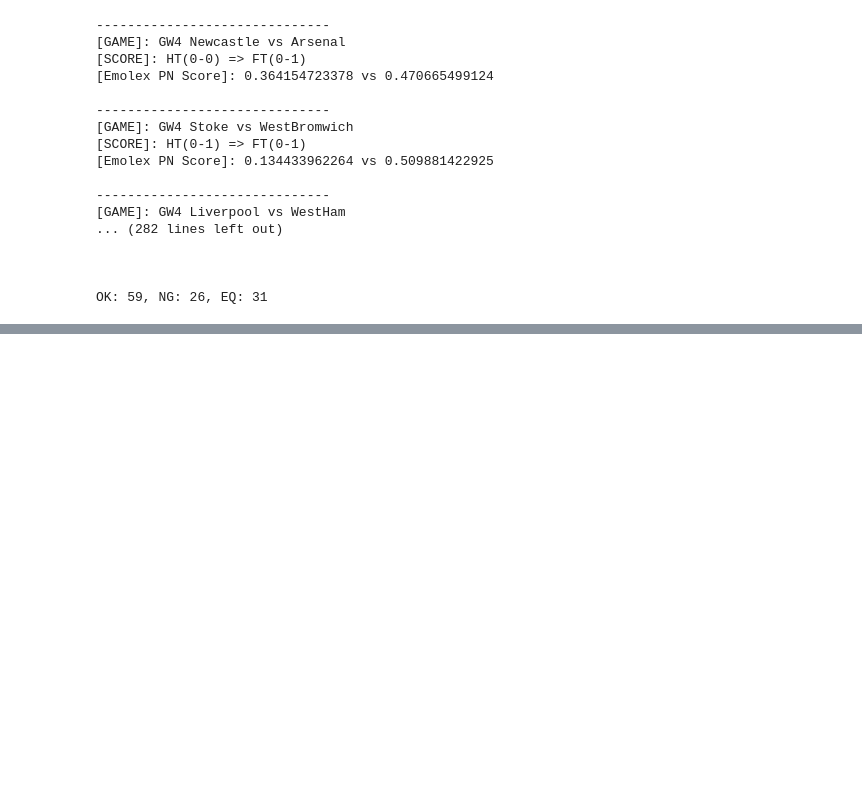
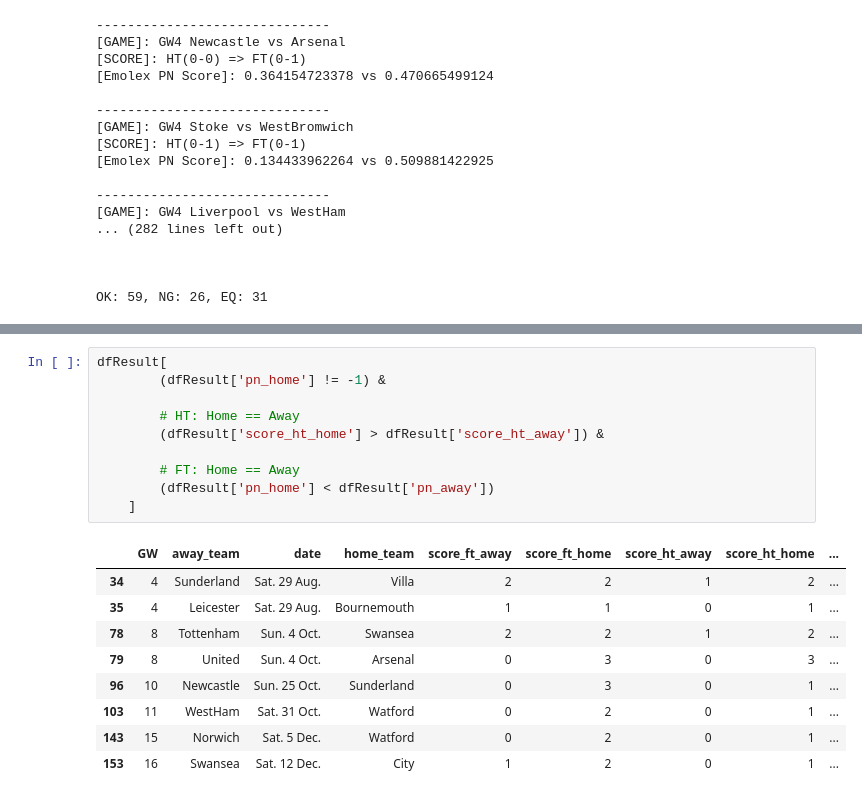
Before and after one commit to byam/predictEPL, a Jupyter notebook: Word-Emotion/Emolex - Predict & Analysis.ipynb, the cells around one changed output, grey strips where cells are left out. Cells and saved outputs as stored; diff of their text form; blank space fills up the shorter version.

```diff
--- a/Word-Emotion/Emolex - Predict & Analysis.ipynb
+++ b/Word-Emotion/Emolex - Predict & Analysis.ipynb
@@ -165,0 +257,20 @@ OK: 59, NG: 26, EQ: 31
+# %%
+dfResult[
+        (dfResult['pn_home'] != -1) &
+
+        # HT: Home == Away
+        (dfResult['score_ht_home'] > dfResult['score_ht_away']) &
+
+        # FT: Home == Away
+        (dfResult['pn_home'] < dfResult['pn_away'])
+    ]
+# %% [output]
+|  | GW | away_team | date | home_team | score_ft_away | score_ft_home | score_ht_away | score_ht_home | ... |
+| 34 | 4 | Sunderland | Sat. 29 Aug. | Villa | 2 | 2 | 1 | 2 | ... |
+| 35 | 4 | Leicester | Sat. 29 Aug. | Bournemouth | 1 | 1 | 0 | 1 | ... |
+| 78 | 8 | Tottenham | Sun. 4 Oct. | Swansea | 2 | 2 | 1 | 2 | ... |
+| 79 | 8 | United | Sun. 4 Oct. | Arsenal | 0 | 3 | 0 | 3 | ... |
+| 96 | 10 | Newcastle | Sun. 25 Oct. | Sunderland | 0 | 3 | 0 | 1 | ... |
+| 103 | 11 | WestHam | Sat. 31 Oct. | Watford | 0 | 2 | 0 | 1 | ... |
+| 143 | 15 | Norwich | Sat. 5 Dec. | Watford | 0 | 2 | 0 | 1 | ... |
+| 153 | 16 | Swansea | Sat. 12 Dec. | City | 1 | 2 | 0 | 1 | ... |
```
Also changed, not shown: parts of 6 cells of this notebook, 7 other files.
